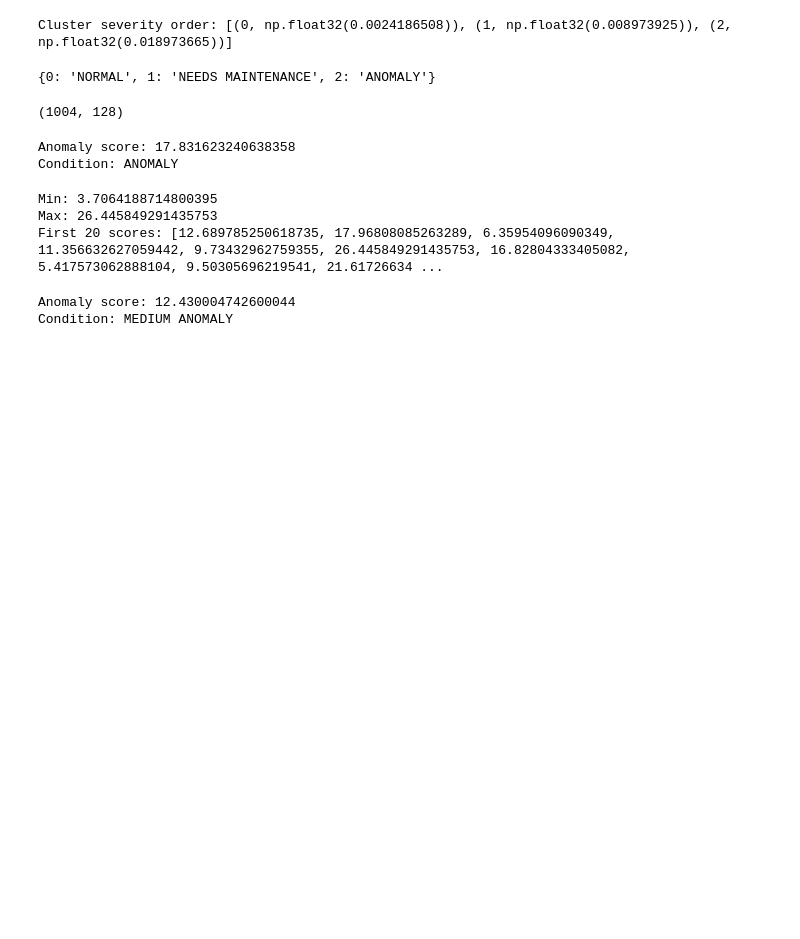
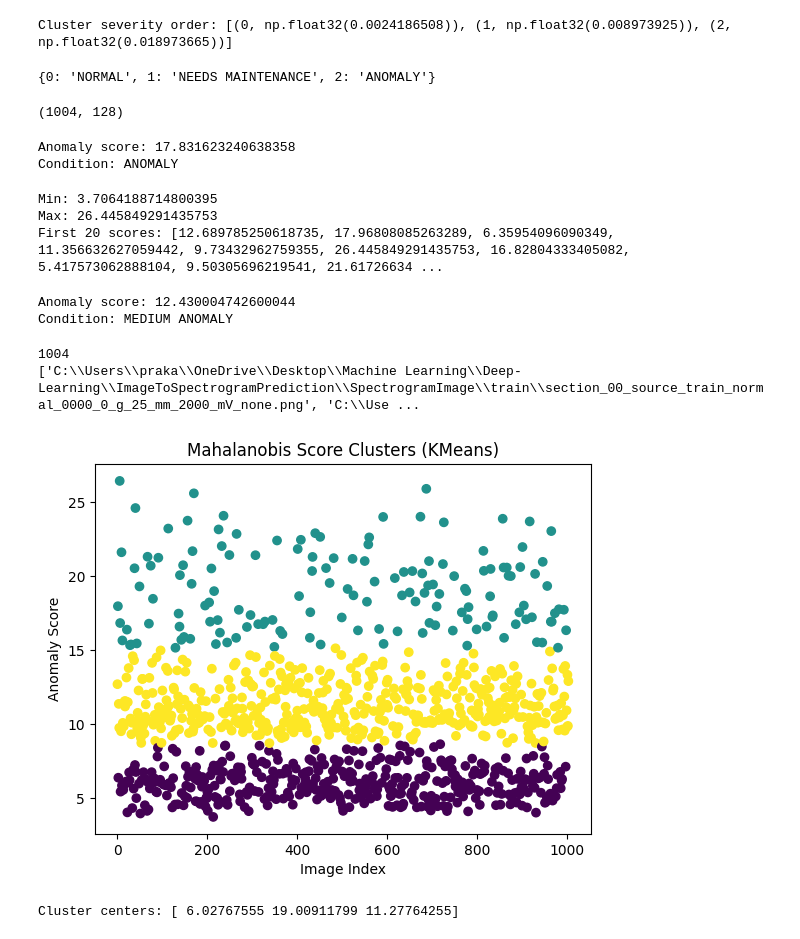
Before and after one commit to SarvagyaGupta-19/Spectogram-Based-Anomaly-Detection-for-Autonomous-Systems, a Jupyter notebook: test.ipynb, the cells around one changed output. Drawn from its saved outputs; the diff is of its cells as text; code cells hidden in the pictures; blank space fills up the shorter version.

Commit message:
Adding Clustering

```diff
--- a/test.ipynb
+++ b/test.ipynb
@@ -542,3 +542,38 @@ print("Condition:", label)
 # %% [output]
 Anomaly score: 12.430004742600044
 Condition: MEDIUM ANOMALY
+# %%
+import glob, os
+test_image_dir = r"C:\Users\praka\OneDrive\Desktop\Machine Learning\Deep-Learning\ImageToSpectrogramPrediction\SpectrogramImage\train"
+image_paths = glob.glob(os.path.join(test_image_dir, "*.png"))
+print(len(image_paths))
+print(image_paths[:5])
+# %% [output]
+1004
+['C:\\Users\\praka\\OneDrive\\Desktop\\Machine Learning\\Deep-Learning\\ImageToSpectrogramPrediction\\SpectrogramImage\\train\\section_00_source_train_normal_0000_0_g_25_mm_2000_mV_none.png', 'C:\\Use ...
+# %%
+import numpy as np
+import matplotlib.pyplot as plt
+from sklearn.cluster import KMeans
+
+scores = []
+for path in image_paths:
+    s = score_image_mahalanobis(path, encoder, pca, mean_vec, inv_cov)
+    scores.append(s)
+
+scores_arr = np.array(scores).reshape(-1, 1)
+
+kmeans = KMeans(n_clusters=3, random_state=42)
+clusters = kmeans.fit_predict(scores_arr)
+
+plt.figure()
+plt.scatter(range(len(scores)), scores, c=clusters)  # default colors ok
+plt.title("Mahalanobis Score Clusters (KMeans)")
+plt.xlabel("Image Index")
+plt.ylabel("Anomaly Score")
+plt.show()
+
+print("Cluster centers:", kmeans.cluster_centers_.flatten())
+# %% [output]
+[figure, added]
+Cluster centers: [ 6.02767555 19.00911799 11.27764255]
```
